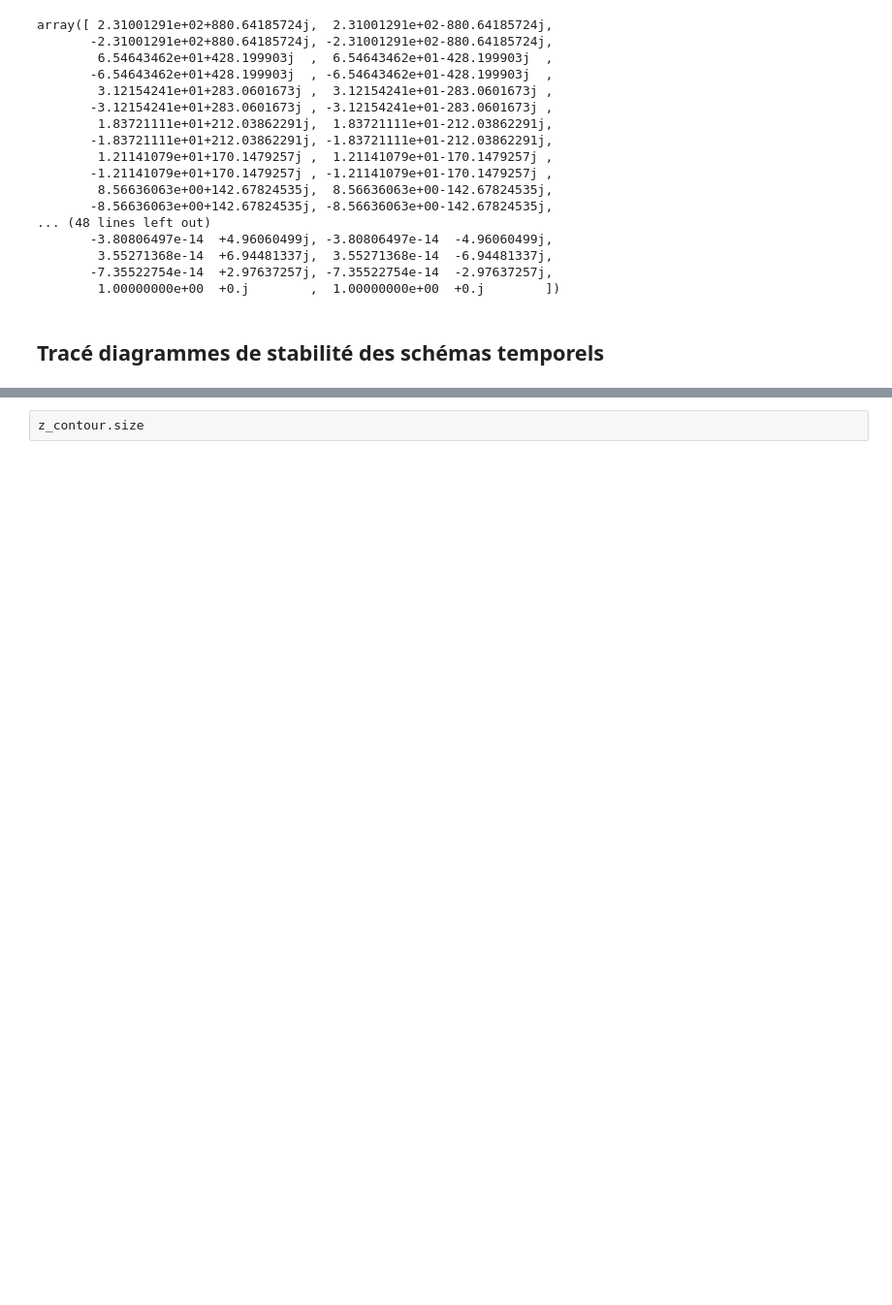
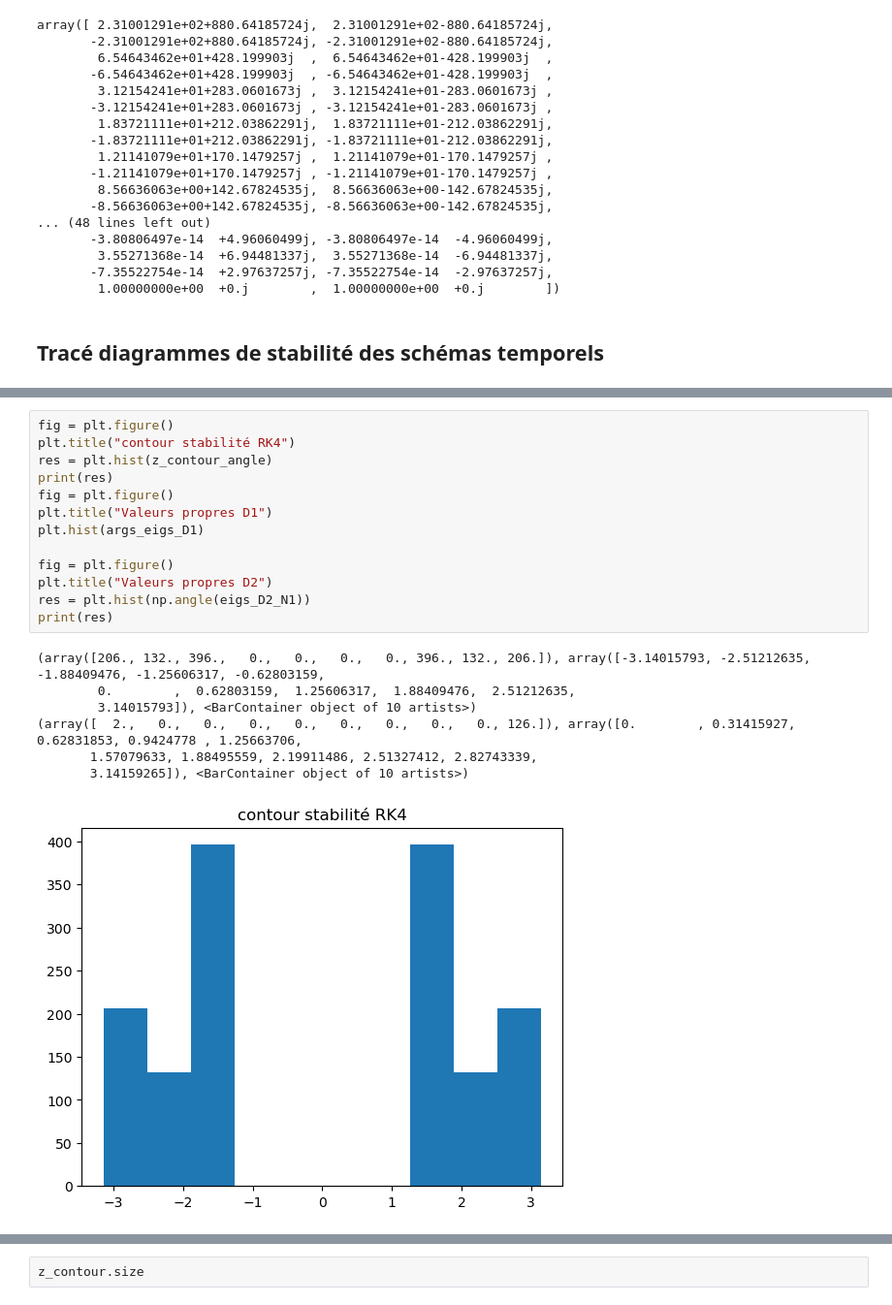
Before and after one commit to personne30003/pyTQG, a Jupyter notebook: Proto_notebooks/Adv_1D.ipynb, the cells around one changed output, grey strips where cells are left out. Shown at 97% size. Saved outputs shown, nothing was run; the diff lists cells and outputs as text; blank space fills up the shorter version.

```diff
--- a/Proto_notebooks/Adv_1D.ipynb
+++ b/Proto_notebooks/Adv_1D.ipynb
@@ -908,0 +987,21 @@ liste_k [0.+0.j 0.+0.j 0.+0.j 0.+0.j 0.+0.j 0.+0.j 0.+0.j 0.+0.j 0.+0.j 0.+0.j
+# %%
+fig = plt.figure()
+plt.title("contour stabilité RK4")
+res = plt.hist(z_contour_angle)
+print(res)
+fig = plt.figure()
+plt.title("Valeurs propres D1")
+plt.hist(args_eigs_D1)
+
+fig = plt.figure()
+plt.title("Valeurs propres D2")
+res = plt.hist(np.angle(eigs_D2_N1))
+print(res)
+# %% [output]
+(array([206., 132., 396.,   0.,   0.,   0.,   0., 396., 132., 206.]), array([-3.14015793, -2.51212635, -1.88409476, -1.25606317, -0.62803159,
+        0.        ,  0.62803159,  1.25606317,  1.88409476,  2.51212635,
+        3.14015793]), <BarContainer object of 10 artists>)
+(array([  2.,   0.,   0.,   0.,   0.,   0.,   0.,   0.,   0., 126.]), array([0.        , 0.31415927, 0.62831853, 0.9424778 , 1.25663706,
+       1.57079633, 1.88495559, 2.19911486, 2.51327412, 2.82743339,
+       3.14159265]), <BarContainer object of 10 artists>)
+[figure, added]
```
Also changed, not shown: parts of 14 cells of this notebook, 4 other files.
